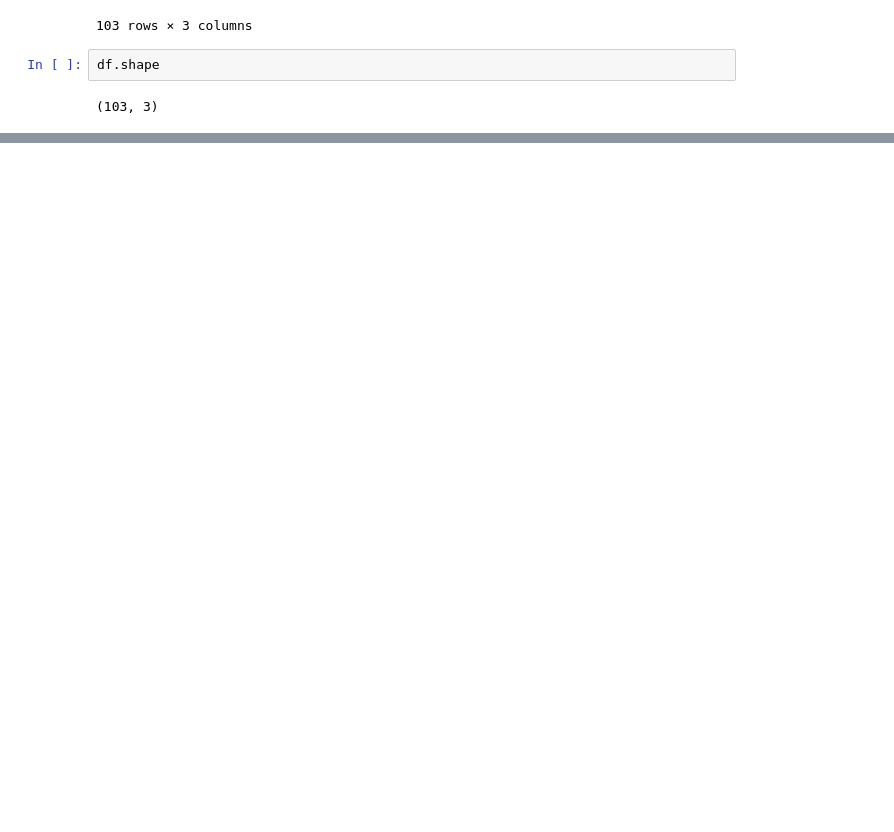
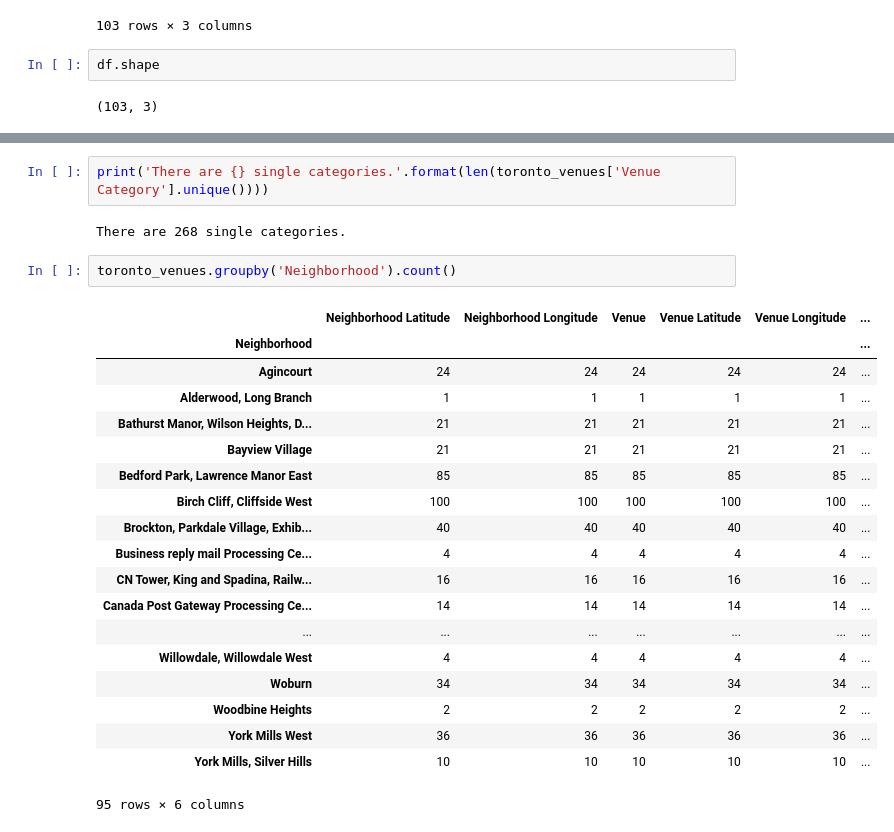
Before and after one commit to JulianStn/Coursera_Capstone, a Jupyter notebook: scripts/Toronto Neighborhoods.ipynb, the cells around one changed output, grey strips where cells are left out. Cells and saved outputs as stored; diff of their text form; blank space fills up the shorter version.

```diff
--- a/scripts/Toronto Neighborhoods.ipynb
+++ b/scripts/Toronto Neighborhoods.ipynb
@@ -56,0 +184,26 @@ toronto_neighborhoods = df
+# %%
+print('There are {} single categories.'.format(len(toronto_venues['Venue Category'].unique())))
+# %% [output]
+There are 268 single categories.
+# %%
+toronto_venues.groupby('Neighborhood').count()
+# %% [output]
+|  | Neighborhood Latitude | Neighborhood Longitude | Venue | Venue Latitude | Venue Longitude | ... |
+| Neighborhood |  |  |  |  |  | ... |
+| Agincourt | 24 | 24 | 24 | 24 | 24 | ... |
+| Alderwood, Long Branch | 1 | 1 | 1 | 1 | 1 | ... |
+| Bathurst Manor, Wilson Heights, D... | 21 | 21 | 21 | 21 | 21 | ... |
+| Bayview Village | 21 | 21 | 21 | 21 | 21 | ... |
+| Bedford Park, Lawrence Manor East | 85 | 85 | 85 | 85 | 85 | ... |
+| Birch Cliff, Cliffside West | 100 | 100 | 100 | 100 | 100 | ... |
+| Brockton, Parkdale Village, Exhib... | 40 | 40 | 40 | 40 | 40 | ... |
+| Business reply mail Processing Ce... | 4 | 4 | 4 | 4 | 4 | ... |
+| CN Tower, King and Spadina, Railw... | 16 | 16 | 16 | 16 | 16 | ... |
+| Canada Post Gateway Processing Ce... | 14 | 14 | 14 | 14 | 14 | ... |
+| ... | ... | ... | ... | ... | ... | ... |
+| Willowdale, Willowdale West | 4 | 4 | 4 | 4 | 4 | ... |
+| Woburn | 34 | 34 | 34 | 34 | 34 | ... |
+| Woodbine Heights | 2 | 2 | 2 | 2 | 2 | ... |
+| York Mills West | 36 | 36 | 36 | 36 | 36 | ... |
+| York Mills, Silver Hills | 10 | 10 | 10 | 10 | 10 | ... |
+95 rows × 6 columns
```
Also changed, not shown: parts of 22 cells of this notebook, 1 other file.
